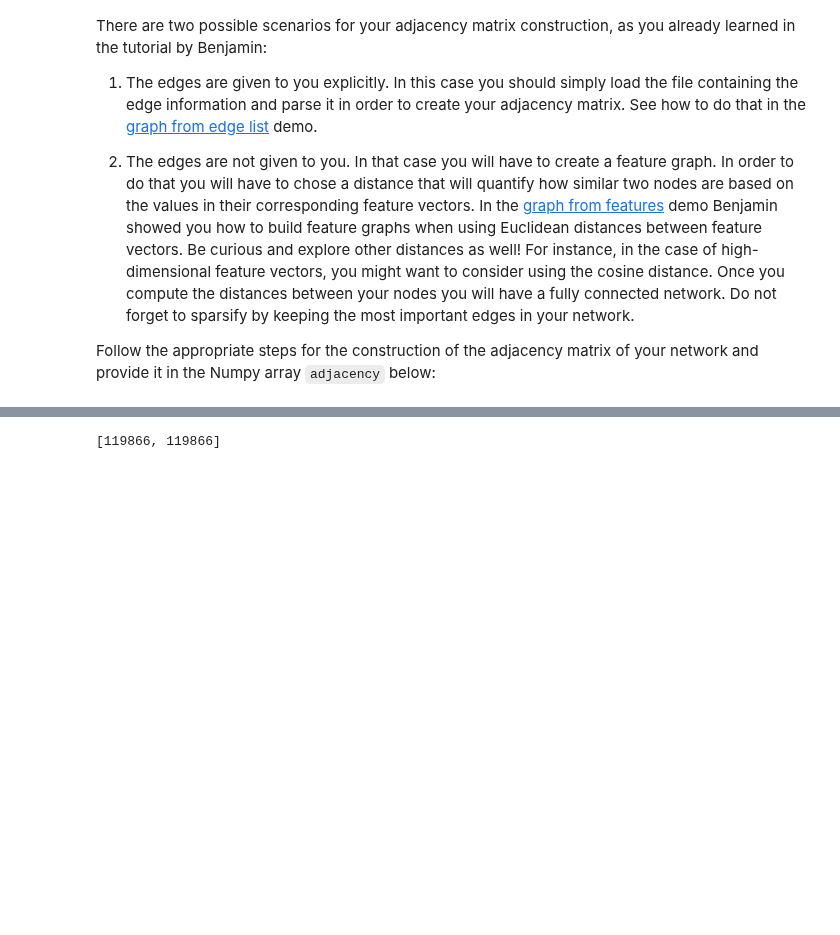
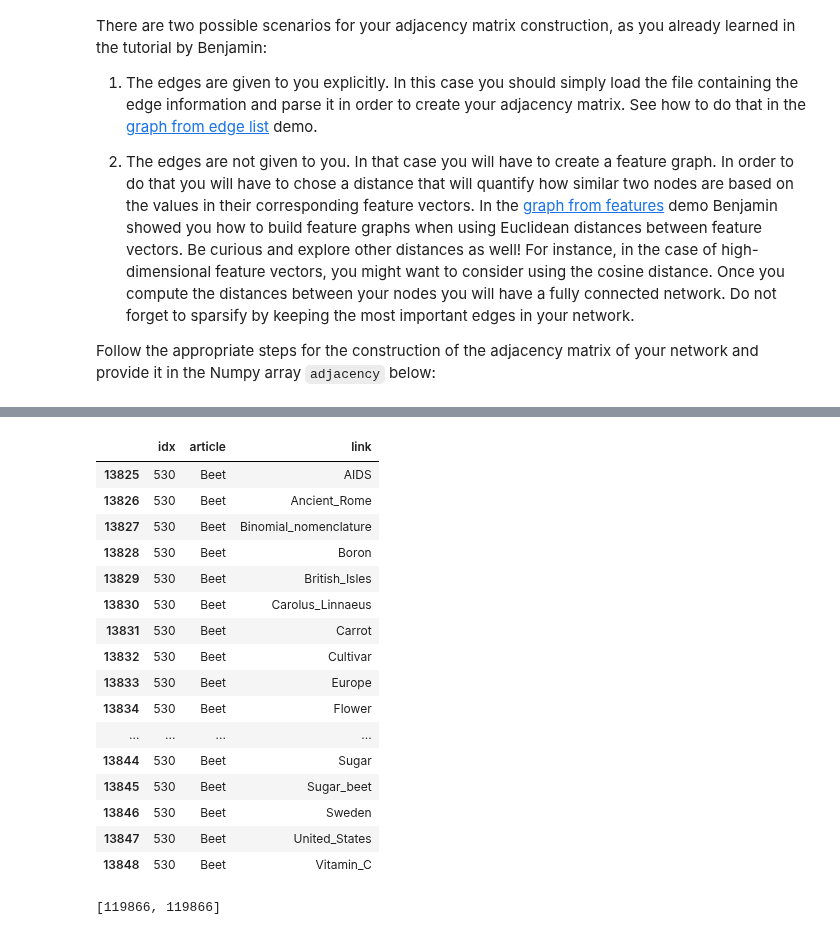
Before and after one commit to isabelaconstantin/wikinet, a Jupyter notebook: milestone1/1_network_properties.ipynb, the cells around one changed output, grey strips where cells are left out. Cells and saved outputs as stored; diff of their text form; code cells hidden in the pictures; blank space fills up the shorter version.

```diff
--- a/milestone1/1_network_properties.ipynb
+++ b/milestone1/1_network_properties.ipynb
@@ -149,3 +158,23 @@ edges.head()
+# %%
+edges.loc[edges['idx']==530]
+# %% [output]
+|  | idx | article | link |
+| 13825 | 530 | Beet | AIDS |
+| 13826 | 530 | Beet | Ancient_Rome |
+| 13827 | 530 | Beet | Binomial_nomenclature |
+| 13828 | 530 | Beet | Boron |
+| 13829 | 530 | Beet | British_Isles |
+| 13830 | 530 | Beet | Carolus_Linnaeus |
+| 13831 | 530 | Beet | Carrot |
+| 13832 | 530 | Beet | Cultivar |
+| 13833 | 530 | Beet | Europe |
+| 13834 | 530 | Beet | Flower |
+| ... | ... | ... | ... |
+| 13844 | 530 | Beet | Sugar |
+| 13845 | 530 | Beet | Sugar_beet |
+| 13846 | 530 | Beet | Sweden |
+| 13847 | 530 | Beet | United_States |
+| 13848 | 530 | Beet | Vitamin_C |
 # %%
 #e = edges.merge(nodes.rename(columns={'uid':'link_uid', 'link':'article'}), left_on='link', right_on='article', how='left')
 edge_map = nodes.rename(columns={'idx':'link_idx', 'article':'link'})
```
Also changed, not shown: parts of 13 cells of this notebook.
